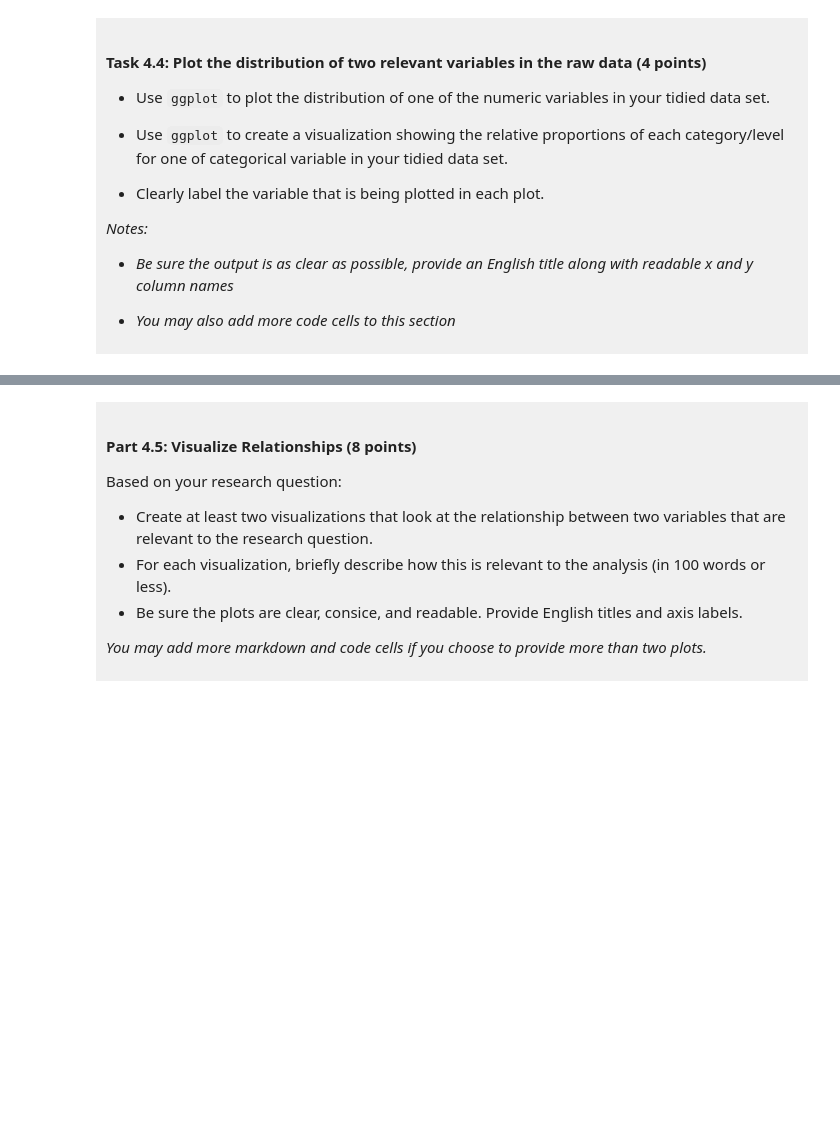
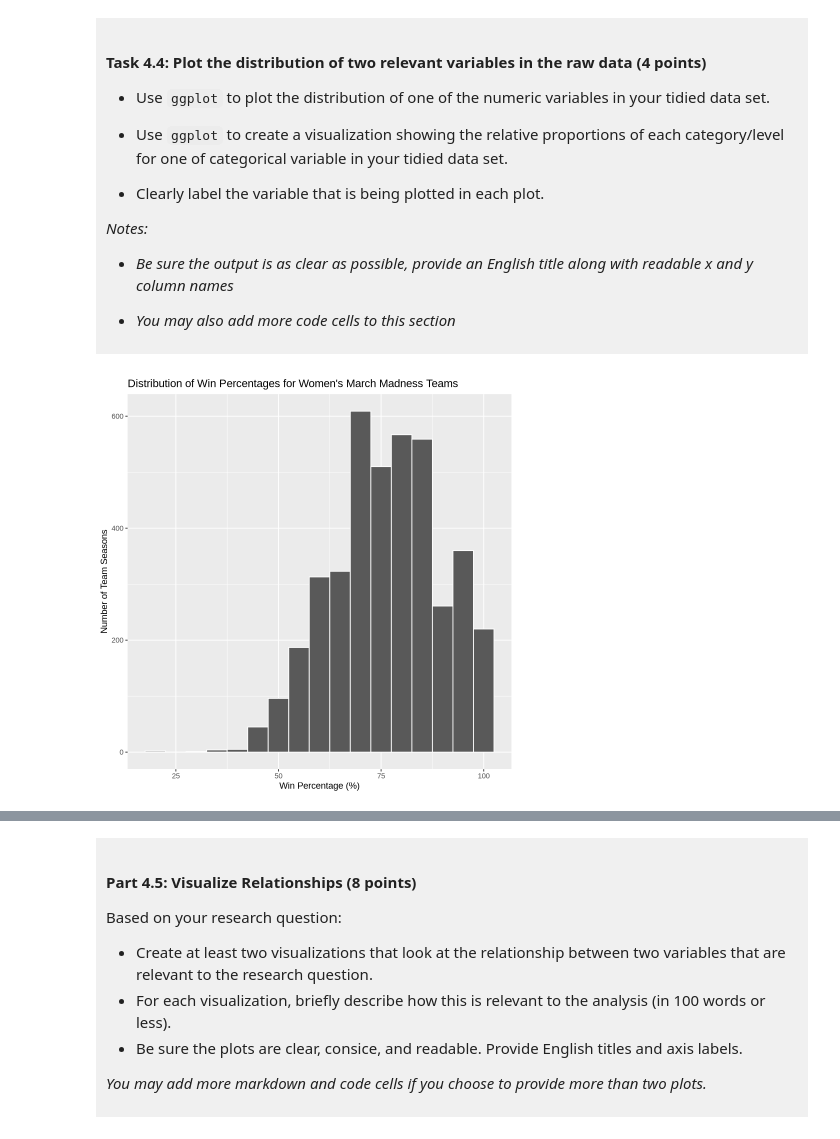
Before and after one commit to keviny41618/dsci-100-project-kevin-yin, a Jupyter notebook: dsci-100-project-notebook.ipynb, the cells around one changed output, grey strips where cells are left out. Drawn from its saved outputs; the diff is of its cells as text; code cells hidden in the pictures; blank space fills up the shorter version.

```diff
--- a/dsci-100-project-notebook.ipynb
+++ b/dsci-100-project-notebook.ipynb
@@ -323,5 +389,12 @@ You will refine your research question (if needed) and produce a tidy data set.
 
 </div>
 # %%
-### EDIT THIS CODE CELL FOR PLOT 1 ###
+#Plot 1: distribution of a numeric variable (win percentage)
+ggplot(tidy_data, aes(x = win_pct)) +
+  geom_histogram(binwidth = 5, color = "white") +
+  labs(title = "Distribution of Win Percentages for Women's March Madness Teams",
+       x = "Win Percentage (%)",
+       y = "Number of Team Seasons")
+# %% [output]
+[figure, added]
 # %%
```
Also changed, not shown: parts of 9 cells of this notebook.
